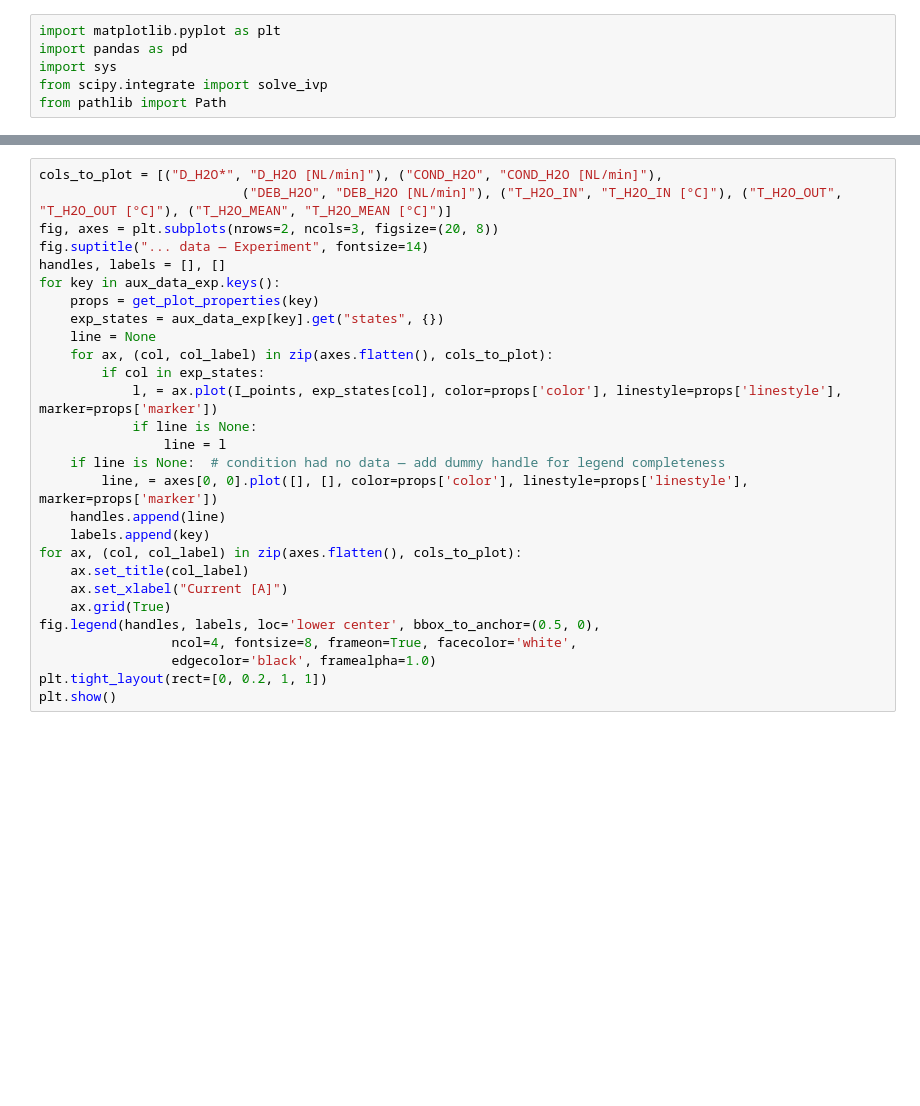
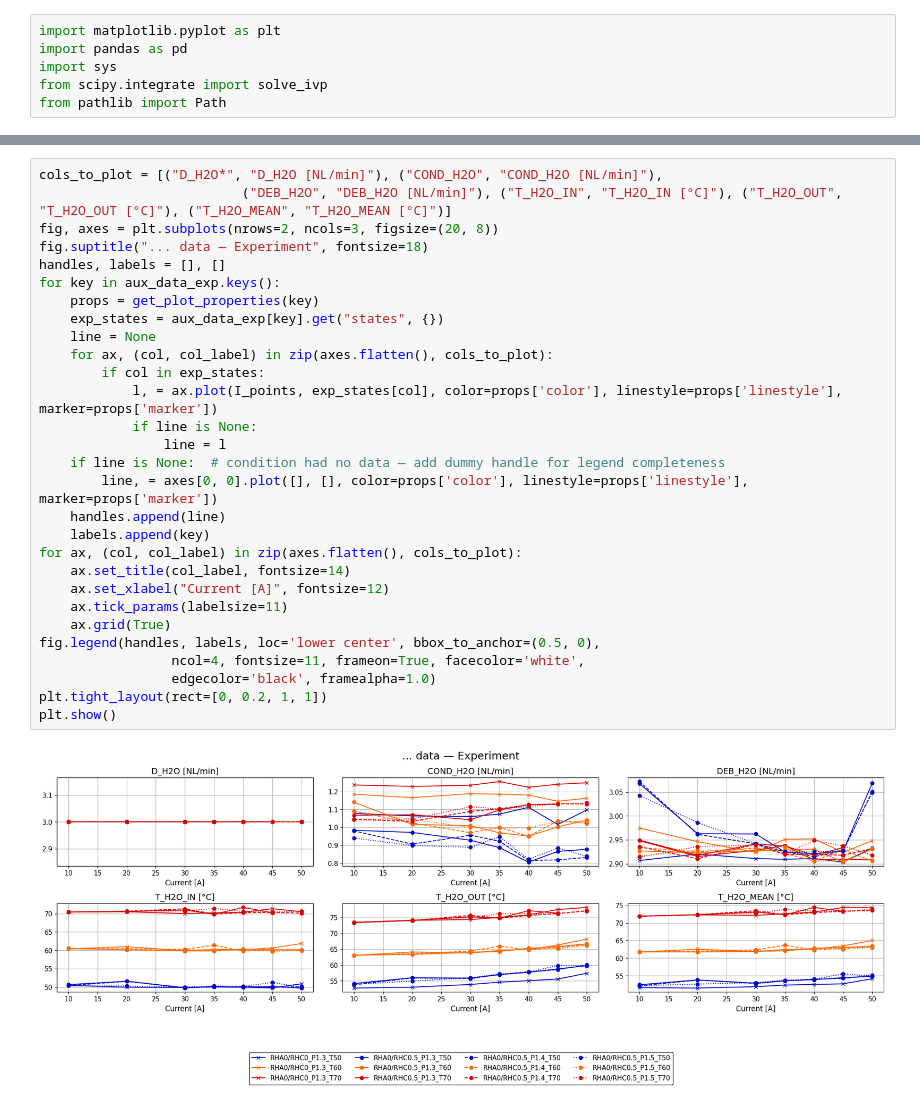
Before and after one commit to YuKwanH/DS-AlphaPEM, a Jupyter notebook: data/rawdata/read_aux.ipynb, the cells around one changed output, grey strips where cells are left out. Drawn from its saved outputs; the diff is of its cells as text; blank space fills up the shorter version.

Commit message:
auxiliary data reading updated

```diff
--- a/data/rawdata/read_aux.ipynb
+++ b/data/rawdata/read_aux.ipynb
@@ -34,28 +108,31 @@ NameError: name 'stat_log_all' is not defined
 # %%
 cols_to_plot = [("D_H2O*", "D_H2O [NL/min]"), ("COND_H2O", "COND_H2O [NL/min]"),
                           ("DEB_H2O", "DEB_H2O [NL/min]"), ("T_H2O_IN", "T_H2O_IN [°C]"), ("T_H2O_OUT", "T_H2O_OUT [°C]"), ("T_H2O_MEAN", "T_H2O_MEAN [°C]")]
 fig, axes = plt.subplots(nrows=2, ncols=3, figsize=(20, 8))
-fig.suptitle("... data — Experiment", fontsize=14)
+fig.suptitle("... data — Experiment", fontsize=18)
 handles, labels = [], []
 for key in aux_data_exp.keys():
     props = get_plot_properties(key)
     exp_states = aux_data_exp[key].get("states", {})
     line = None
     for ax, (col, col_label) in zip(axes.flatten(), cols_to_plot):
         if col in exp_states:
             l, = ax.plot(I_points, exp_states[col], color=props['color'], linestyle=props['linestyle'], marker=props['marker'])
             if line is None:
                 line = l
     if line is None:  # condition had no data — add dummy handle for legend completeness
         line, = axes[0, 0].plot([], [], color=props['color'], linestyle=props['linestyle'], marker=props['marker'])
     handles.append(line)
     labels.append(key)
 for ax, (col, col_label) in zip(axes.flatten(), cols_to_plot):
-    ax.set_title(col_label)
-    ax.set_xlabel("Current [A]")
+    ax.set_title(col_label, fontsize=14)
+    ax.set_xlabel("Current [A]", fontsize=12)
+    ax.tick_params(labelsize=11)
     ax.grid(True)
 fig.legend(handles, labels, loc='lower center', bbox_to_anchor=(0.5, 0),
-                 ncol=4, fontsize=8, frameon=True, facecolor='white',
+                 ncol=4, fontsize=11, frameon=True, facecolor='white',
                  edgecolor='black', framealpha=1.0)
 plt.tight_layout(rect=[0, 0.2, 1, 1])
 plt.show()
+# %% [output]
+[figure, added]
```
Also changed, not shown: parts of 4 cells of this notebook, 1 other file.
